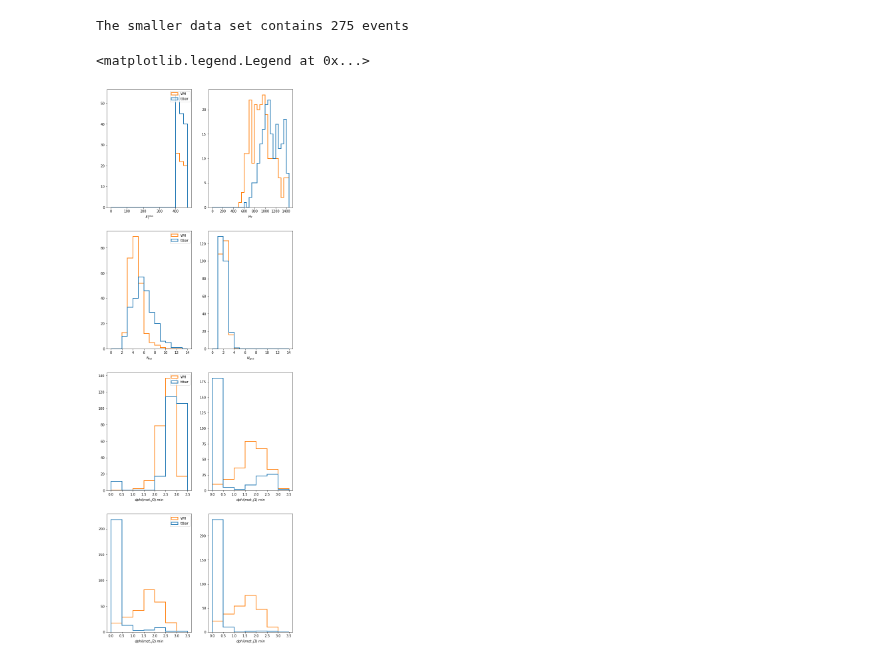
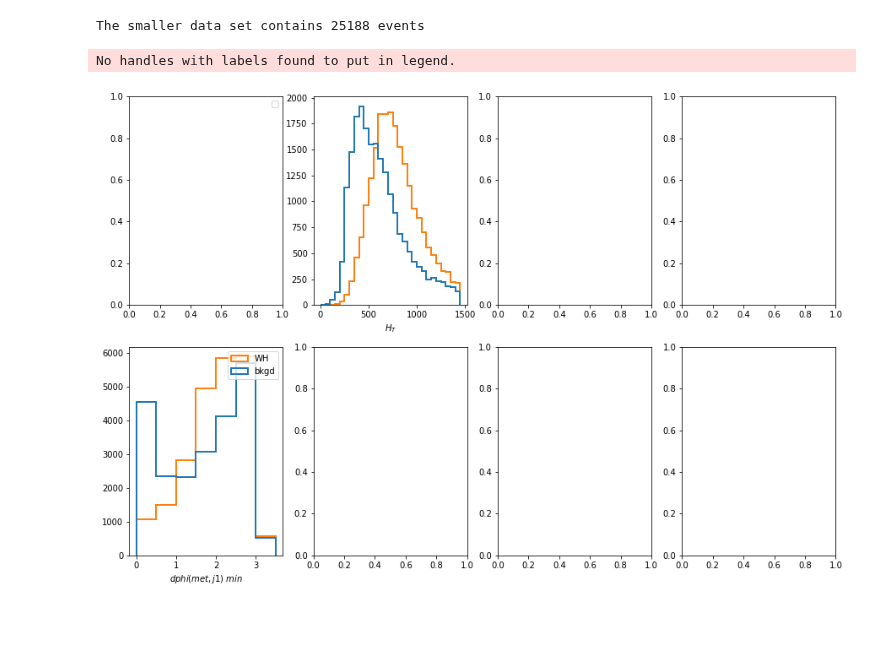
Before and after one commit to mirandabryson/tW_scattering, a Jupyter notebook: ML/WH_had_classifier.ipynb, the cells around one changed output. Saved outputs shown, nothing was run; the diff lists cells and outputs as text; code cells hidden in the pictures; blank space fills up the shorter version.

```diff
--- a/ML/WH_had_classifier.ipynb
+++ b/ML/WH_had_classifier.ipynb
@@ -43,45 +43,56 @@ print ("The smaller data set contains %s events"%nSmall)
 # Splitting in training and test samples
 X_tmp_train, X_tmp_test, y_train, y_test = train_test_split(X_tmp, y_tmp, train_size= int( 0.9*y_tmp.shape[0] ), random_state=42 )
 
-variables = ['met','ht','njets','bjets','min_dphi_met_j1','min_dphi_met_j2','min_dphi_met_j3','min_dphi_met_j4','signal']
+#variables = ['met','ht','lead_jet_pt','sublead_jet_pt','lead_jet_eta','sublead_jet_eta','njets','bjets','min_dphi_met_j2','signal']
+variables = ['ht','min_dphi_met_j2','signal']
+#variables = ['lead_jet_eta','sublead_jet_eta','bjets','signal']
 
 X_train = X_tmp_train[variables]
 X_test = X_tmp_test[variables]
 # %% [output]
-The smaller data set contains 275 events
+The smaller data set contains 25188 events
 # %%
 X_bkg = X_train[y_train==0]
 X_sig = X_train[y_train==1]
 
-fig, axs = plt.subplots(4,2, figsize=(10,30))
+fig, axs = plt.subplots(2,4, figsize=(15,10))
 
 phibins = [0.0,0.5,1.0,1.5,2.0,2.5,3.0,3.5]
 
-hist, bins, ax = axs[0,0].hist( [ X_bkg[['met']].values.flatten(), X_sig[['met']].values.flatten() ], range(0,500,25), histtype='step', linewidth=2, label=['ttbar', 'WH'])
-hist, bins, ax = axs[0,1].hist( [ X_bkg[['ht']].values.flatten(), X_sig[['ht']].values.flatten() ], range(0,1500,50), histtype='step', linewidth=2)
-hist, bins, ax = axs[1,0].hist( [ X_bkg[['njets']].values.flatten(), X_sig[['njets']].values.flatten() ], range(0,15,1), histtype='step', linewidth=2, label=['ttbar','WH'])
-hist, bins, ax = axs[1,1].hist( [ X_bkg[['bjets']].values.flatten(), X_sig[['bjets']].values.flatten() ], range(0,15,1), histtype='step', linewidth=2)
-hist, bins, ax = axs[2,0].hist( [ X_bkg[['min_dphi_met_j1']].values.flatten(), X_sig[['min_dphi_met_j1']].values.flatten() ], phibins, histtype='step', linewidth=2, label=['ttbar', 'WH'])
-hist, bins, ax = axs[2,1].hist( [ X_bkg[['min_dphi_met_j2']].values.flatten(), X_sig[['min_dphi_met_j2']].values.flatten() ], phibins, histtype='step', linewidth=2, label=['ttbar', 'WH'])
-hist, bins, ax = axs[3,0].hist( [ X_bkg[['min_dphi_met_j3']].values.flatten(), X_sig[['min_dphi_met_j3']].values.flatten() ], phibins, histtype='step', linewidth=2, label=['ttbar', 'WH'])
-hist, bins, ax = axs[3,1].hist( [ X_bkg[['min_dphi_met_j4']].values.flatten(), X_sig[['min_dphi_met_j4']].values.flatten() ], phibins, histtype='step', linewidth=2, label=['ttbar', 'WH'])
+#hist, bins, ax = axs[0,0].hist( [ X_bkg[['met']].values.flatten(), X_sig[['met']].values.flatten() ], range(0,500,25), histtype='step', linewidth=2, label=['bkgd', 'WH'])
+hist, bins, ax = axs[0,1].hist( [ X_bkg[['ht']].values.flatten(), X_sig[['ht']].values.flatten() ], range(0,1500,50), histtype='step', linewidth=2, label=['bkgd','WH'])
+#hist, bins, ax = axs[0,2].hist( [ X_bkg[['lead_jet_pt']].values.flatten(), X_sig[['lead_jet_pt']].values.flatten() ], range(0,500,25), histtype='step', linewidth=2, label=['bkgd','WH'])
+#hist, bins, ax = axs[0,3].hist( [ X_bkg[['sublead_jet_pt']].values.flatten(), X_sig[['sublead_jet_pt']].values.flatten() ], range(0,500,25), histtype='step', linewidth=2, label=['bkgd','WH'])
+#hist, bins, ax = axs[1,0].hist( [ X_bkg[['lead_jet_eta']].values.flatten(), X_sig[['lead_jet_eta']].values.flatten() ], range(0,3,1), histtype='step', linewidth=2, label=['bkgd','WH'])
+#hist, bins, ax = axs[1,1].hist( [ X_bkg[['sublead_jet_eta']].values.flatten(), X_sig[['sublead_jet_eta']].values.flatten() ], range(0,3,1), histtype='step', linewidth=2, label=['bkgd','WH'])
+#hist, bins, ax = axs[1,2].hist( [ X_bkg[['njets']].values.flatten(), X_sig[['njets']].values.flatten() ], range(0,15,1), histtype='step', linewidth=2, label=['bkgd','WH'])
+#hist, bins, ax = axs[1,3].hist( [ X_bkg[['bjets']].values.flatten(), X_sig[['bjets']].values.flatten() ], range(0,15,1), histtype='step', linewidth=2, label=['bkgd','WH'])
+#hist, bins, ax = axs[1,0].hist( [ X_bkg[['min_dphi_met_j1']].values.flatten(), X_sig[['min_dphi_met_j1']].values.flatten() ], phibins, histtype='step', linewidth=2, label=['bkgd', 'WH'])
+hist, bins, ax = axs[1,0].hist( [ X_bkg[['min_dphi_met_j2']].values.flatten(), X_sig[['min_dphi_met_j2']].values.flatten() ], phibins, histtype='step', linewidth=2, label=['bkgd', 'WH'])
+#hist, bins, ax = axs[1,2].hist( [ X_bkg[['min_dphi_met_j3']].values.flatten(), X_sig[['min_dphi_met_j3']].values.flatten() ], phibins, histtype='step', linewidth=2, label=['bkgd', 'WH'])
+#hist, bins, ax = axs[1,3].hist( [ X_bkg[['min_dphi_met_j4']].values.flatten(), X_sig[['min_dphi_met_j4']].values.flatten() ], phibins, histtype='step', linewidth=2, label=['bkgd', 'WH'])
 
-axs[0,0].set_xlabel(r'$E_{T}^{miss}$')
+#axs[0,0].set_xlabel(r'$E_{T}^{miss}$')
 axs[0,1].set_xlabel(r'$H_{T}$')
-axs[1,0].set_xlabel(r'$N_{jet}$')
-axs[1,1].set_xlabel(r'$N_{b jet}$')
-axs[2,0].set_xlabel(r'$dphi(met,j0)~{min}$')
-axs[2,1].set_xlabel(r'$dphi(met,j1)~{min}$')
-axs[3,0].set_xlabel(r'$dphi(met,j2)~{min}$')
-axs[3,1].set_xlabel(r'$dphi(met,j3)~{min}$')
+#axs[0,2].set_xlabel(r'$lead jet pt$')
+#axs[0,3].set_xlabel(r'$sublead jet pt$')
+#axs[1,0].set_xlabel(r'$lead jet eta$')
+#axs[1,1].set_xlabel(r'$sublead jet eta$')
+#axs[1,2].set_xlabel(r'$N_{jet}$')
+#axs[1,3].set_xlabel(r'$N_{b jet}$')
+#axs[1,0].set_xlabel(r'$dphi(met,j0)~{min}$')
+axs[1,0].set_xlabel(r'$dphi(met,j1)~{min}$')
+#axs[1,2].set_xlabel(r'$dphi(met,j2)~{min}$')
+#axs[1,3].set_xlabel(r'$dphi(met,j3)~{min}$')
 
 axs[0,0].legend()
 axs[1,0].legend()
-axs[2,0].legend()
-axs[3,0].legend()
+#axs[2,0].legend()
+
+plt.savefig('plots/training_vars.pdf')
 # %% [output]
-<matplotlib.legend.Legend at 0x...>
+No handles with labels found to put in legend.
-[figure, old version]
+[figure, new version]
 # %%
 # Normalize Data - mean to 0, and std to 1
 X_mean, X_std = X_train.mean(), X_train.std()
```
Also changed, not shown: parts of 11 cells of this notebook, 1 other file.
